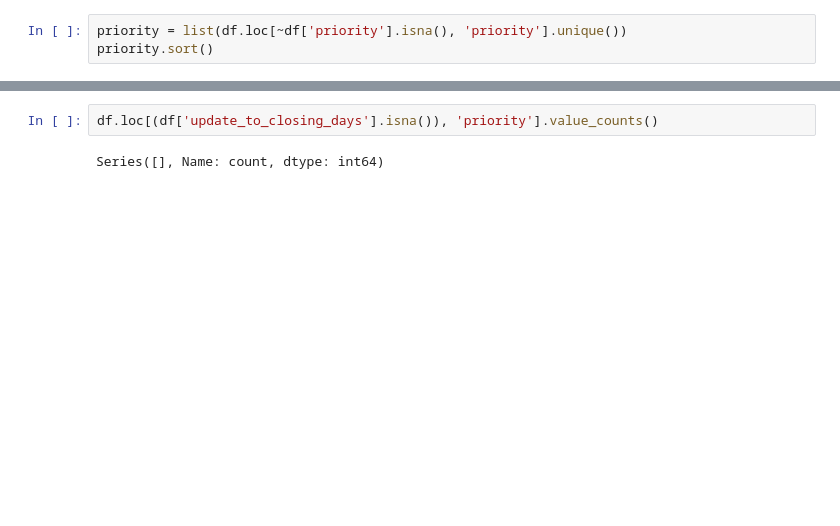
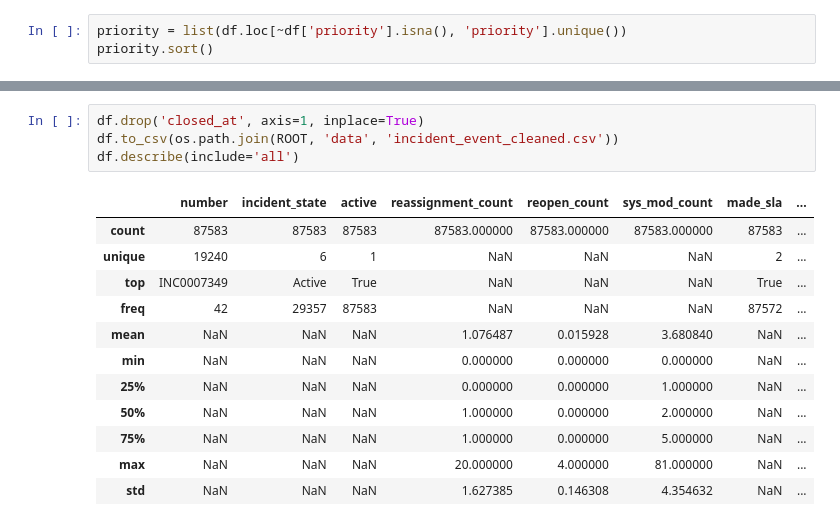
Before and after one commit to khizon/data_analysis, a Jupyter notebook: IT_support/src/exploration.ipynb, the cells around one changed output, grey strips where cells are left out. Saved outputs shown, nothing was run; the diff lists cells and outputs as text; blank space fills up the shorter version.

```diff
--- a/IT_support/src/exploration.ipynb
+++ b/IT_support/src/exploration.ipynb
@@ -183,4 +193,17 @@ plt.show()
-# %%
-df.loc[(df['update_to_closing_days'].isna()), 'priority'].value_counts()
-# %% [output]
-Series([], Name: count, dtype: int64)
+# %%
+df.drop('closed_at', axis=1, inplace=True)
+df.to_csv(os.path.join(ROOT, 'data', 'incident_event_cleaned.csv'))
+df.describe(include='all')
+# %% [output]
+|  | number | incident_state | active | reassignment_count | reopen_count | sys_mod_count | made_sla | ... |
+| count | 87583 | 87583 | 87583 | 87583.000000 | 87583.000000 | 87583.000000 | 87583 | ... |
+| unique | 19240 | 6 | 1 | NaN | NaN | NaN | 2 | ... |
+| top | INC0007349 | Active | True | NaN | NaN | NaN | True | ... |
+| freq | 42 | 29357 | 87583 | NaN | NaN | NaN | 87572 | ... |
+| mean | NaN | NaN | NaN | 1.076487 | 0.015928 | 3.680840 | NaN | ... |
+| min | NaN | NaN | NaN | 0.000000 | 0.000000 | 0.000000 | NaN | ... |
+| 25% | NaN | NaN | NaN | 0.000000 | 0.000000 | 1.000000 | NaN | ... |
+| 50% | NaN | NaN | NaN | 1.000000 | 0.000000 | 2.000000 | NaN | ... |
+| 75% | NaN | NaN | NaN | 1.000000 | 0.000000 | 5.000000 | NaN | ... |
+| max | NaN | NaN | NaN | 20.000000 | 4.000000 | 81.000000 | NaN | ... |
+| std | NaN | NaN | NaN | 1.627385 | 0.146308 | 4.354632 | NaN | ... |
```
Also changed, not shown: parts of 14 cells of this notebook, 1 other file.
